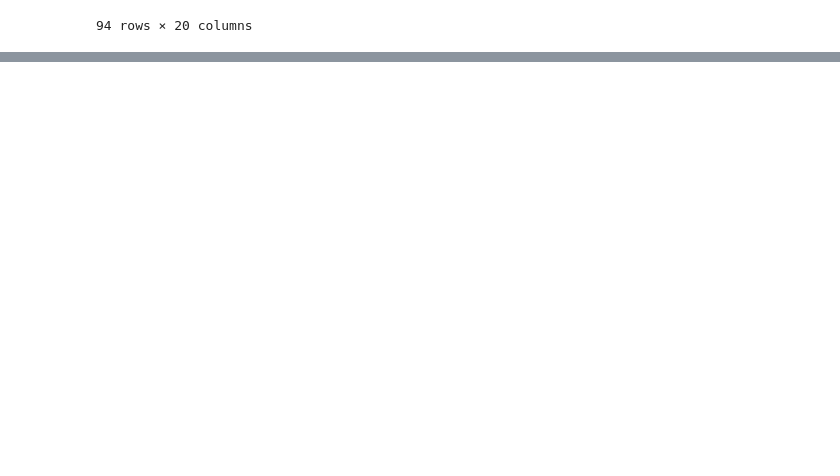
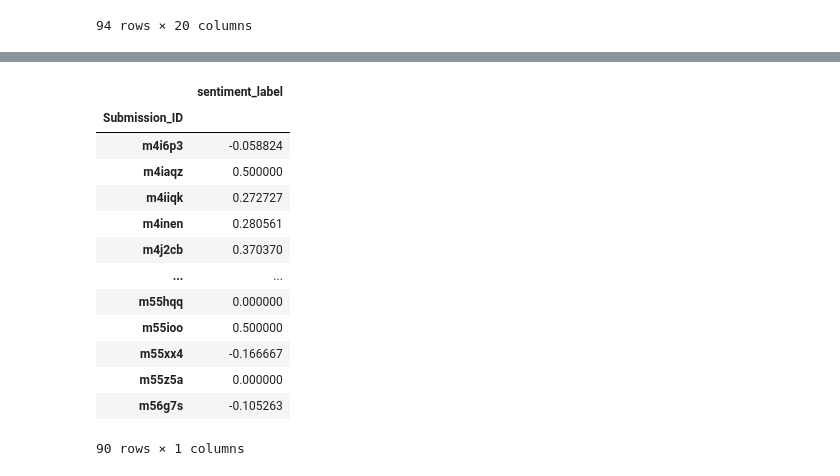
Before and after one commit to MadisonL19/reddit_ticker_analysis, a Jupyter notebook: model.ipynb, the cells around one changed output, grey strips where cells are left out. Cells and saved outputs as stored; diff of their text form; code cells hidden in the pictures; blank space fills up the shorter version.

```diff
--- a/model.ipynb
+++ b/model.ipynb
@@ -191,0 +258,19 @@ comments_df.head()
+# %%
+compound_average = comments_df[['Submission_ID','sentiment_label']].groupby('Submission_ID').mean()
+# %%
+compound_average
+# %% [output]
+|  | sentiment_label |
+| Submission_ID |  |
+| m4i6p3 | -0.058824 |
+| m4iaqz | 0.500000 |
+| m4iiqk | 0.272727 |
+| m4inen | 0.280561 |
+| m4j2cb | 0.370370 |
+| ... | ... |
+| m55hqq | 0.000000 |
+| m55ioo | 0.500000 |
+| m55xx4 | -0.166667 |
+| m55z5a | 0.000000 |
+| m56g7s | -0.105263 |
+90 rows × 1 columns
```
Also changed, not shown: parts of 5 cells of this notebook, 1 other file.
